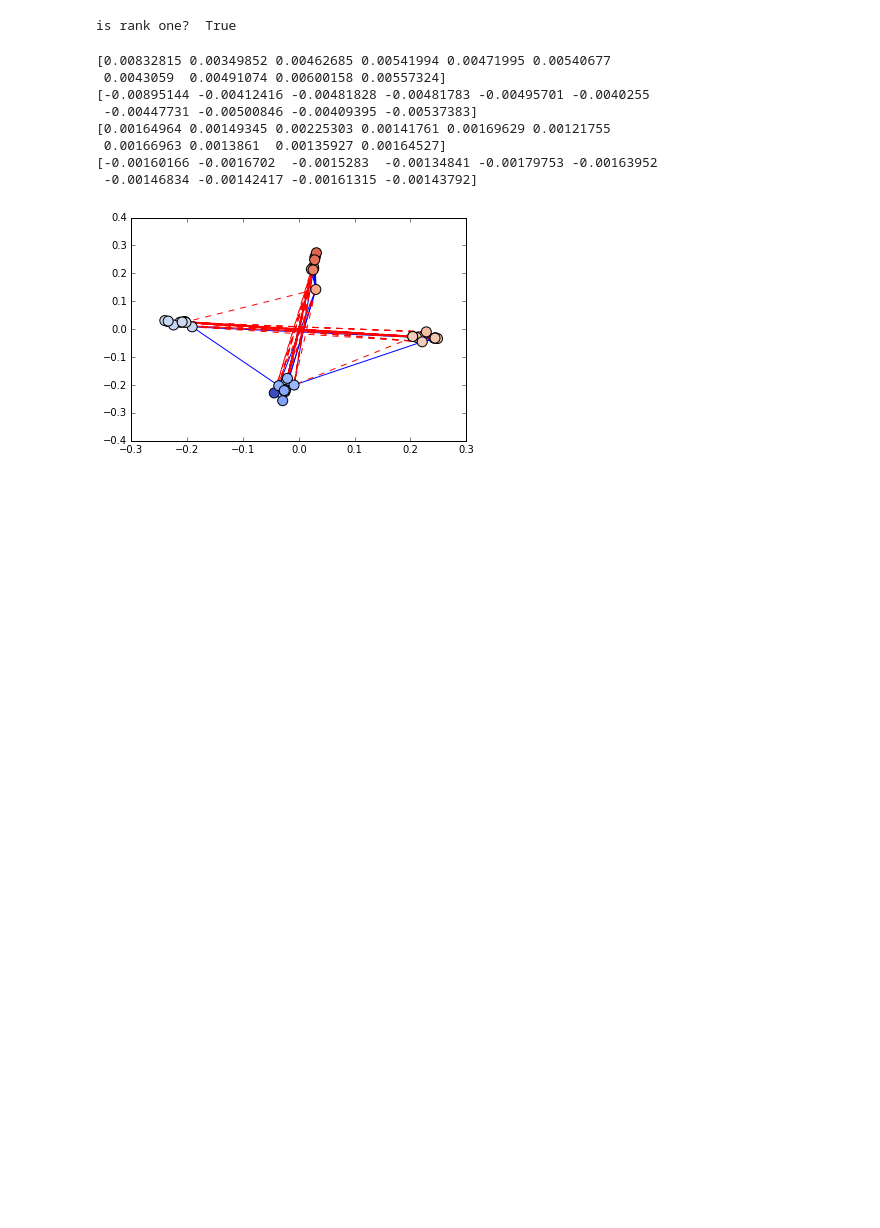
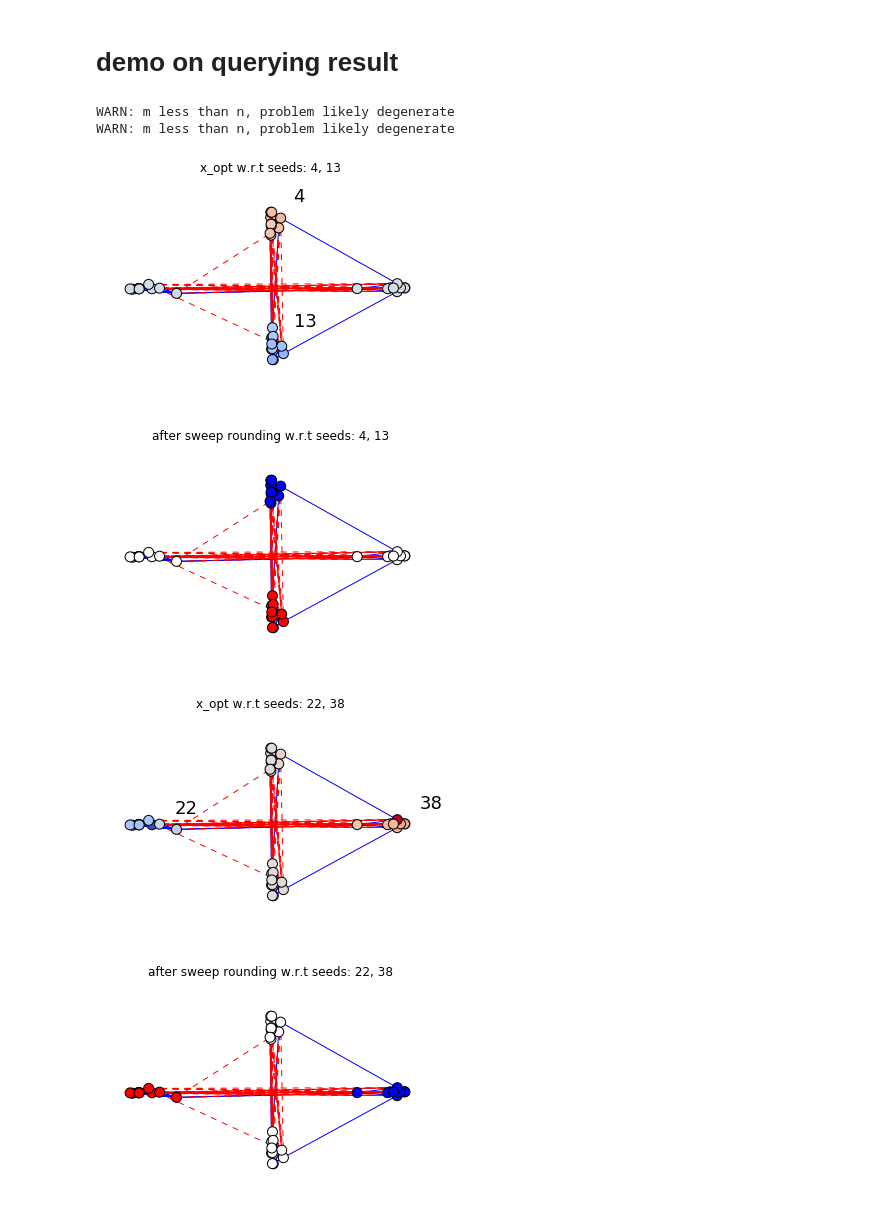
Before and after one commit to xiaohan2012/signed-local-community, a Jupyter notebook: local-polarization.ipynb, the cells around one changed output. Cells and saved outputs as stored; diff of their text form; code cells hidden in the pictures; blank space fills up the shorter version.

Commit message:
demo done and found one bug on evaluation, to be fixed

```diff
--- a/local-polarization.ipynb
+++ b/local-polarization.ipynb
@@ -75,6 +71,0 @@ draw_edges(g, pos)
-# %%
-from scipy.sparse import diags
-
-def degree_diag(g):
-    deg = nx.adjacency_matrix(g).sum(axis=0)
-    return diags(deg.tolist()[0], 0)
@@ -159,25 +114,38 @@ def is_rank_one(M, verbose=False):
-# %%
-print("is rank one? ", is_rank_one(X.value, False))
-x_opt = X.value[0, :]
-# %% [output]
-is rank one?  True
-# %%
-for i in range(4):
-    print(x_opt[i*size:(i+1)*size])
-# %% [output]
-[0.00832815 0.00349852 0.00462685 0.00541994 0.00471995 0.00540677
- 0.0043059  0.00491074 0.00600158 0.00557324]
-[-0.00895144 -0.00412416 -0.00481828 -0.00481783 -0.00495701 -0.0040255
- -0.00447731 -0.00500846 -0.00409395 -0.00537383]
-[0.00164964 0.00149345 0.00225303 0.00141761 0.00169629 0.00121755
- 0.00166963 0.0013861  0.00135927 0.00164527]
-[-0.00160166 -0.0016702  -0.0015283  -0.00134841 -0.00179753 -0.00163952
- -0.00146834 -0.00142417 -0.00161315 -0.00143792]
-# %%
-from matplotlib import pyplot as plt
-
-nx.draw_networkx_nodes(g, pos, node_size=100, node_color=x_opt, cmap=plt.cm.coolwarm)
-# draw_nodes(g, pos)
-draw_edges(g, pos)
-# %% [output]
-[figure, removed]
+# %% [markdown]
+# demo on querying result
+# %%
+from matplotlib import pyplot as plt
+
+kappa = 0.5
+
+seeds_list = [
+    [[4], [13]],
+    [[22], [38]]
+]
+
+for seeds in seeds_list:
+    x_opt = query_graph(g, seeds, kappa=kappa, verbose=0)
+
+    fig, ax = get_borderless_fig()
+    nx.draw_networkx_nodes(g, pos, node_size=100, node_color=x_opt, cmap=plt.cm.coolwarm, ax=ax)
+    draw_edges(g, pos, ax=ax)
+    ax.set_title('x_opt w.r.t seeds: {}'.format(', '.join(map(str, flatten(seeds)))))
+    for v in flatten(seeds):
+        ax.text(pos[v][0]+0.04, pos[v][1]+0.04, str(v), fontsize=18)
+
+    c1, c2, C, beta = sweep_on_x(g, x_opt, verbose=0)
+
+    colors = np.zeros(g.number_of_nodes())
+    colors[c1] = 1
+    colors[c2] = -1
+    fig, ax = get_borderless_fig()
+    nx.draw_networkx_nodes(g, pos, node_size=100, node_color=colors, cmap=plt.cm.bwr, ax=ax)
+    draw_edges(g, pos, ax=ax)
+    ax.set_title('after sweep rounding w.r.t seeds: {}'.format(', '.join(map(str, flatten(seeds)))))
+# %% [output]
+WARN: m less than n, problem likely degenerate
+WARN: m less than n, problem likely degenerate
+[figure, added]
+[figure, added]
+[figure, added]
+[figure, added]
```
Also changed, not shown: parts of 15 cells of this notebook, 2 other files.
